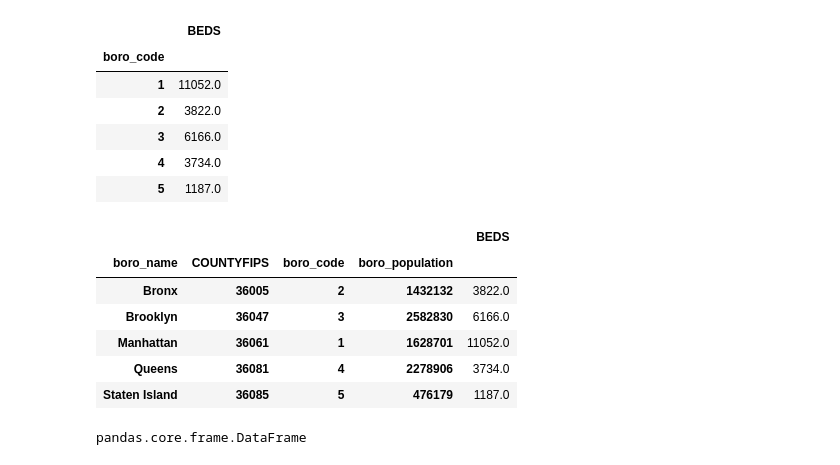
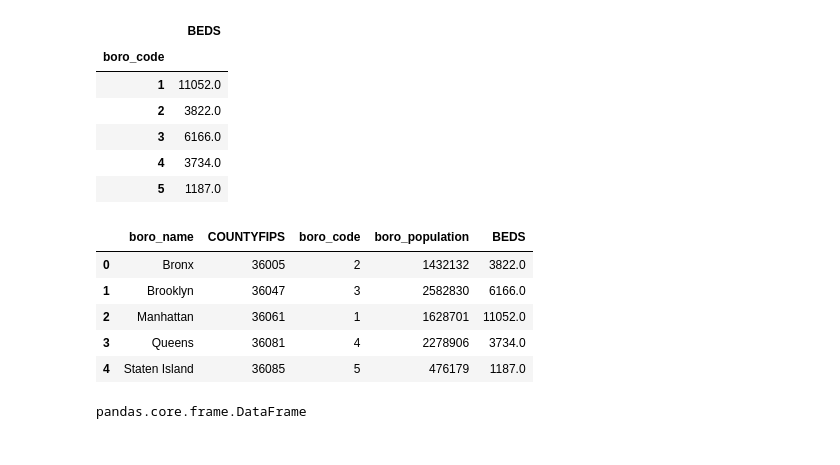
Before and after one commit to katkim0307/pratt-savi-810-2020-03-assignment_02, a Jupyter notebook: assignment_02.ipynb, the cells around one changed output. Saved outputs shown, nothing was run; the diff lists cells and outputs as text; code cells hidden in the pictures.

```diff
--- a/assignment_02.ipynb
+++ b/assignment_02.ipynb
@@ -306,16 +308,15 @@ df[['boro_code', 'BEDS']].groupby(
 | 4 | 3734.0 |
 | 5 | 1187.0 |
 # %%
-grouped = df.groupby(['boro_name', 'COUNTYFIPS', 'boro_code', 'boro_population']).sum()
+grouped = df.groupby(['boro_name', 'COUNTYFIPS', 'boro_code', 'boro_population'], as_index=False).sum()
 grouped
 # %% [output]
-|  |  |  |  | BEDS |
-| boro_name | COUNTYFIPS | boro_code | boro_population |  |
-| Bronx | 36005 | 2 | 1432132 | 3822.0 |
-| Brooklyn | 36047 | 3 | 2582830 | 6166.0 |
-| Manhattan | 36061 | 1 | 1628701 | 11052.0 |
-| Queens | 36081 | 4 | 2278906 | 3734.0 |
-| Staten Island | 36085 | 5 | 476179 | 1187.0 |
+|  | boro_name | COUNTYFIPS | boro_code | boro_population | BEDS |
+| 0 | Bronx | 36005 | 2 | 1432132 | 3822.0 |
+| 1 | Brooklyn | 36047 | 3 | 2582830 | 6166.0 |
+| 2 | Manhattan | 36061 | 1 | 1628701 | 11052.0 |
+| 3 | Queens | 36081 | 4 | 2278906 | 3734.0 |
+| 4 | Staten Island | 36085 | 5 | 476179 | 1187.0 |
 # %%
 type(grouped)
 # %% [output]
```
Also changed, not shown: parts of 16 cells of this notebook, 1 other file.
